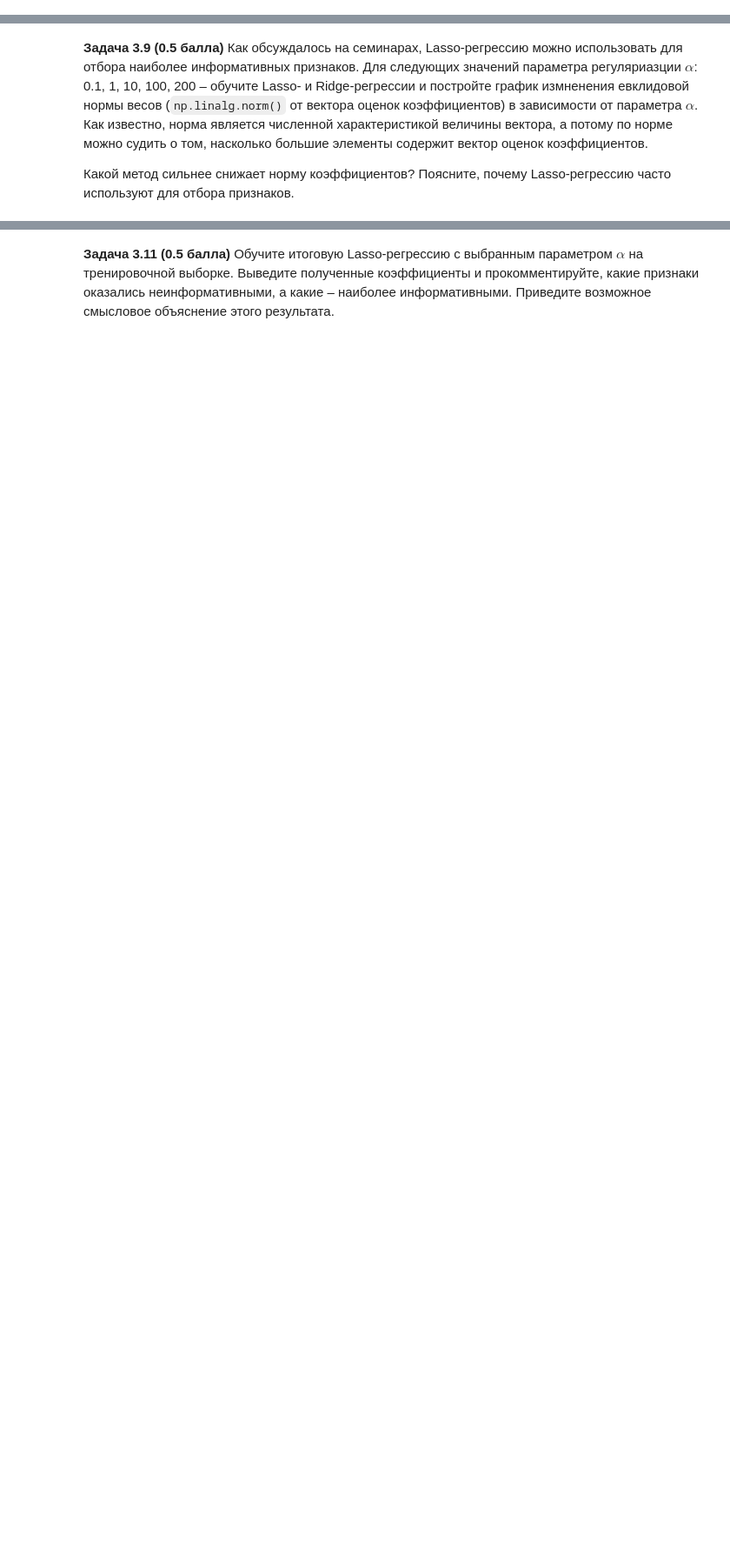
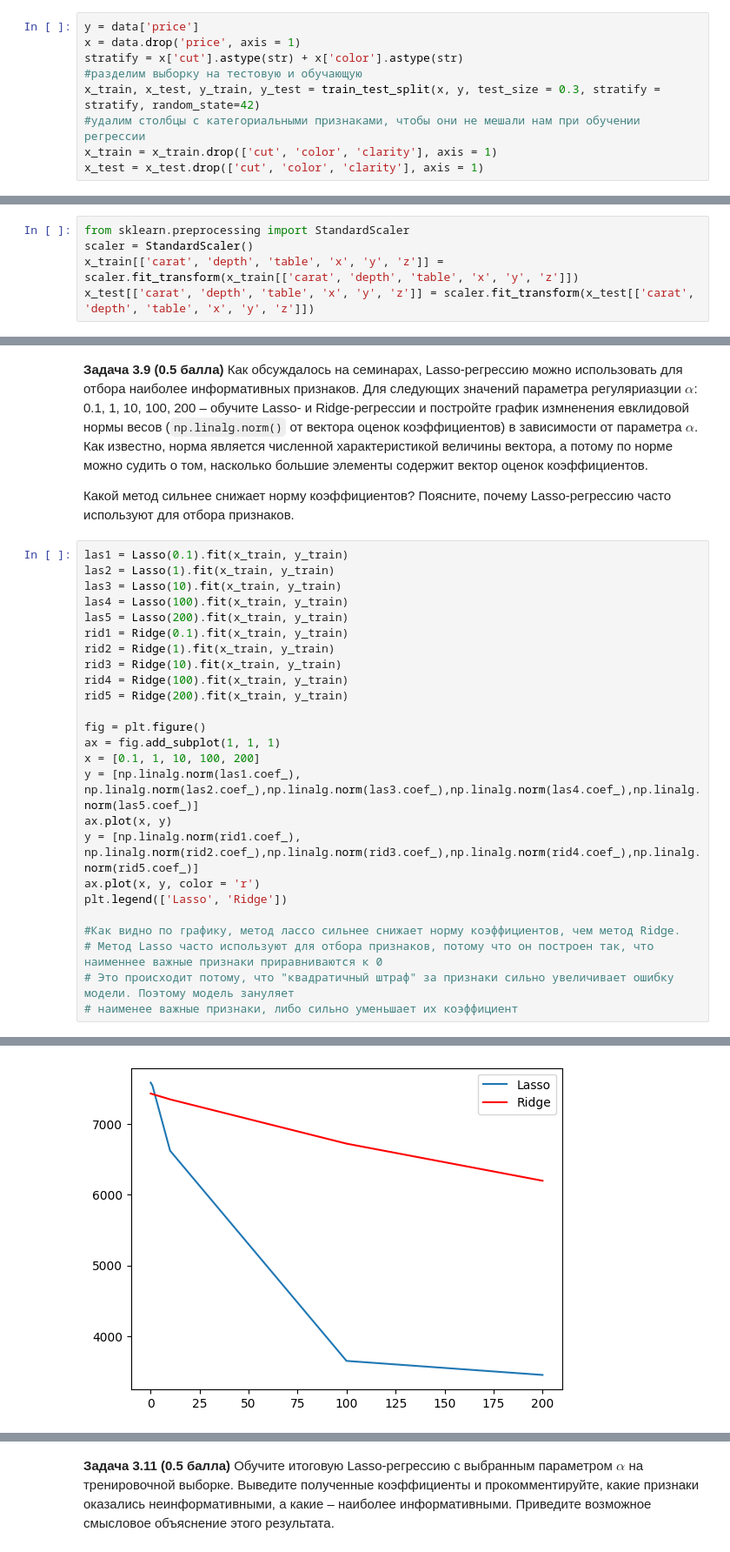
Before and after one commit to andreysnigirev/Data_Analysis, a Jupyter notebook: hw04_knn_linreg.ipynb, the cells around one changed output, grey strips where cells are left out. Shown at 87% size. Drawn from its saved outputs; the diff is of its cells as text; blank space fills up the shorter version.

```diff
--- a/hw04_knn_linreg.ipynb
+++ b/hw04_knn_linreg.ipynb
@@ -311,6 +434,20 @@ data.head(5)
 # %% [markdown]
 **Задача 3.4 (0.2 балла)** Разделите выборку на тренировочную и тестовую. Долю тестовой выборки укажите равной 0.3. Не забудьте про параметр `stratify`.
+# %%
+y = data['price']
+x = data.drop('price', axis = 1)
+stratify = x['cut'].astype(str) + x['color'].astype(str)
+#разделим выборку на тестовую и обучающую
+x_train, x_test, y_train, y_test = train_test_split(x, y, test_size = 0.3, stratify = stratify, random_state=42)
+#удалим столбцы с категориальными признаками, чтобы они не мешали нам при обучении регрессии
+x_train = x_train.drop(['cut', 'color', 'clarity'], axis = 1)
+x_test = x_test.drop(['cut', 'color', 'clarity'], axis = 1)
 # %% [markdown]
 **Задача 3.5 (0.3 балла)** Зачастую при использовании линейных моделей вещественные признаки масштабируются. При этом оценки коэффициентов теряют прямую статистическую интерпретацию ("при увеличении $X_1$ на 1, $y$ увеличивается на $w_1$"), но приобретают свойства, полезные в задачах машинного обучения. В этой задаче стандартизируйте вещественные признаки в тренировочной и тестовой выборках с помощью `StandardScaler`.
+# %%
+from sklearn.preprocessing import StandardScaler
+scaler = StandardScaler()
+x_train[['carat', 'depth', 'table', 'x', 'y', 'z']] = scaler.fit_transform(x_train[['carat', 'depth', 'table', 'x', 'y', 'z']])
+x_test[['carat', 'depth', 'table', 'x', 'y', 'z']] = scaler.fit_transform(x_test[['carat', 'depth', 'table', 'x', 'y', 'z']])
 # %% [markdown]
 Объясните, как это повлияет на интерпретацию коэффициентов линейной регрессии.
@@ -342,3 +570,29 @@ $$
 **Задача 3.9 (0.5 балла)** Как обсуждалось на семинарах, Lasso-регрессию можно использовать для отбора наиболее информативных признаков. Для следующих значений параметра регуляриазции $\alpha$: 0.1, 1, 10, 100, 200 –  обучите Lasso- и Ridge-регрессии и постройте график измненения евклидовой нормы весов (`np.linalg.norm()` от вектора оценок коэффициентов) в зависимости от параметра $\alpha$. Как известно, норма является численной характеристикой величины вектора, а потому по норме можно судить о том, насколько большие элементы содержит вектор оценок коэффициентов.
 
 Какой метод сильнее снижает норму коэффициентов? Поясните, почему Lasso-регрессию часто используют для отбора признаков.
+# %%
+las1 = Lasso(0.1).fit(x_train, y_train)
+las2 = Lasso(1).fit(x_train, y_train)
+las3 = Lasso(10).fit(x_train, y_train)
+las4 = Lasso(100).fit(x_train, y_train)
+las5 = Lasso(200).fit(x_train, y_train)
+rid1 = Ridge(0.1).fit(x_train, y_train)
+rid2 = Ridge(1).fit(x_train, y_train)
+rid3 = Ridge(10).fit(x_train, y_train)
+rid4 = Ridge(100).fit(x_train, y_train)
+rid5 = Ridge(200).fit(x_train, y_train)
+
+fig = plt.figure()
+ax = fig.add_subplot(1, 1, 1)
+x = [0.1, 1, 10, 100, 200]
+y = [np.linalg.norm(las1.coef_), np.linalg.norm(las2.coef_),np.linalg.norm(las3.coef_),np.linalg.norm(las4.coef_),np.linalg.norm(las5.coef_)]
+ax.plot(x, y)
+y = [np.linalg.norm(rid1.coef_), np.linalg.norm(rid2.coef_),np.linalg.norm(rid3.coef_),np.linalg.norm(rid4.coef_),np.linalg.norm(rid5.coef_)]
+ax.plot(x, y, color = 'r')
+plt.legend(['Lasso', 'Ridge'])
+
+#Как видно по графику, метод лассо сильнее снижает норму коэффициентов, чем метод Ridge.
+# Метод Lasso часто используют для отбора признаков, потому что он построен так, что наименнее важные признаки приравниваются к 0
+# Это происходит потому, что "квадратичный штраф" за признаки сильно увеличивает ошибку модели. Поэтому модель зануляет
+# наименее важные признаки, либо сильно уменьшает их коэффициент
+# %% [output]
@@ -345,3 +600,4 @@ $$
+[figure, added]
 # %% [markdown]
 **Задача 3.10 (0.5 балла)**
 В зависимости от значения параметра $\alpha$ в Lasso-регрессии зануляются разные оценки коэффициентов. Оптимальное значение $\alpha$ можно подобрать, например, при помощи кросс-валидации по тренировочной выборке.
```
Also changed, not shown: parts of 25 cells of this notebook.
